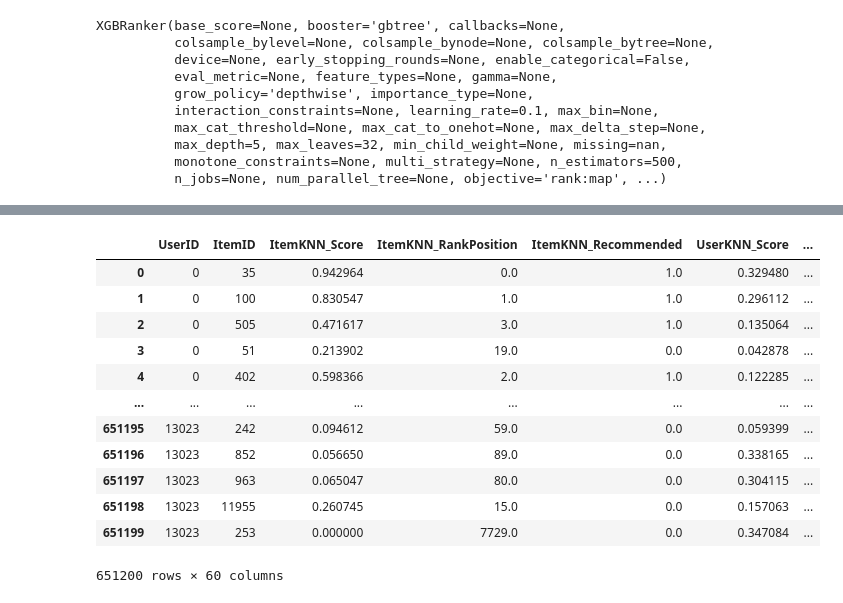
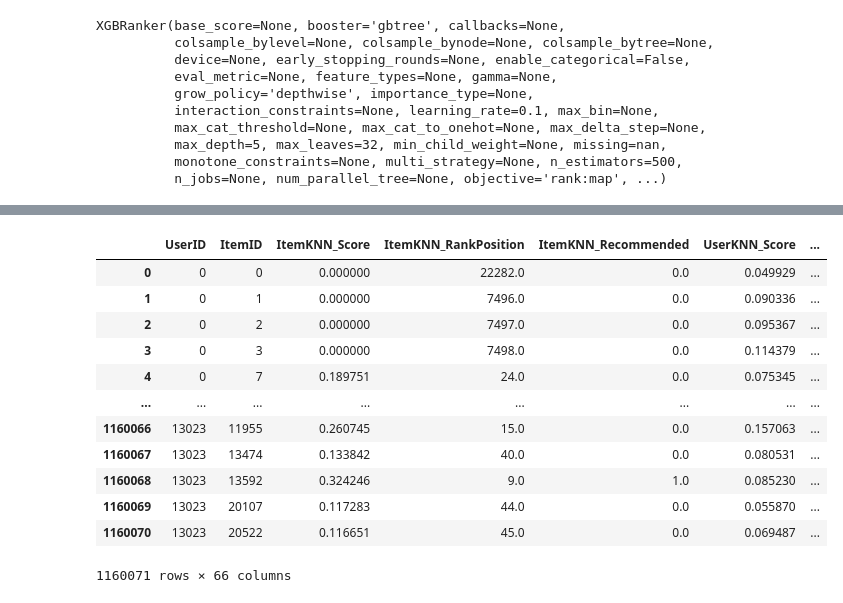
Before and after one commit to CarloSgaravatti/Recsys_Challenge_2023, a Jupyter notebook: challenge_notebooks/xgboost.ipynb, the cells around one changed output, grey strips where cells are left out. Saved outputs shown, nothing was run; the diff lists cells and outputs as text; code cells hidden in the pictures.

```diff
--- a/challenge_notebooks/xgboost.ipynb
+++ b/challenge_notebooks/xgboost.ipynb
@@ -445,7 +547,10 @@ training_dataframe = pd.DataFrame(index=range(0, n_users), columns = ["ItemID"])
 training_dataframe.index.name='UserID'
 
 for user_id in tqdm.tqdm_notebook(range(n_users)):
-    recommendations = recommender_slim_recall.recommend(user_id, cutoff = cutoff)
+    recommendations_slim = recommender_slim_recall.recommend(user_id, cutoff = cutoff)
+    recommendations_knn = recommender_item_recall.recommend(user_id, cutoff = cutoff)
+    recommendations_rp3 = recommender_rp3_recall.recommend(user_id, cutoff = cutoff)
+    recommendations = np.union1d(recommendations_slim, np.union1d(recommendations_knn, recommendations_rp3))
     if user_id == 0:
         print(recommendations)
     training_dataframe.loc[user_id, "ItemID"] = recommendations
@@ -528,6 +638,8 @@ recommender_object_dict = {
     'EaseR': recommender_ease_r,
     'IALS': recommender_ials,
     'MultVAE': recommender_vae,
+    'HHP': recommender_hhp,
+    'TWRA': recommender_twra,
     # 'ALS': recommender_als
 }
 # %%
@@ -826,9 +943,6 @@ recommender_slim_bpr.load_model('/kaggle/working/Recsys_Challenge_2023/models/',
 recommender_slim = SLIMElasticNetRecommender(URM_train_complete)
 recommender_slim.load_model('/kaggle/working/Recsys_Challenge_2023/models/', 'slim_elastic_train_validation.zip')
 
-recommender_slim_recall = SLIMElasticNetRecommender(URM_train_complete)
-recommender_slim_recall.load_model('/kaggle/working/', 'slim_recall_train_validation.zip')
-
 recommender_ease_r = EASE_R_Recommender(URM_train_complete)
 recommender_ease_r.load_model('/kaggle/working/Recsys_Challenge_2023/models/', 'ease_r_train_validation.zip')
 
@@ -838,11 +952,25 @@ recommender_ials.load_model('/kaggle/working/', 'ials_train_validation.zip')
 recommender_vae = MultVAERecommender(URM_train_complete)
 recommender_vae.load_model('/kaggle/working/', 'mult_vae_2_train_validation')
 
+recommender_hhp = HHPRecommender(URM_train_complete)
+recommender_hhp.fit(**params_hhp)
+
+recommender_twra = TwoWayRankAggregationRecommender(URM_train_complete)
+recommender_twra.fit(**params_twra)
+
 # recommender_als = ALSImplicitRecommender(URM_train_complete)
 # recommender_als.load_model('/kaggle/working/', 'als_train_validation.npz')
 
-hybrid_similarity = ItemKNNSimilarityHybridRecommender(URM_train_complete, recommender_item.W_sparse, recommender_rp3.W_sparse)
-hybrid_similarity.fit(**params_merging)
+########################## CANDIDATE GENERATORS ##########################
+
+recommender_slim_recall = SLIMElasticNetRecommender(URM_train_complete)
+recommender_slim_recall.load_model('/kaggle/working/', 'slim_recall_train_validation.zip')
+
+recommender_rp3_recall = RP3betaRecommender(URM_train_complete)
+recommender_rp3_recall.fit(**params_rp3_recall)
+
+recommender_item_recall = ItemKNNCFRecommender(URM_train_complete)
+recommender_item_recall.fit(**params_item_knn)
 # %% [output]
 ItemKNNCFRecommender: URM Detected 627 ( 4.8%) users with no interactions.
 ItemKNNCFRecommender: URM Detected 247 ( 1.1%) items with no interactions.
@@ -876,6 +1004,8 @@ recommender_object_dict = {
     'EaseR': recommender_ease_r,
     'IALS': recommender_ials,
     'MultVAE': recommender_vae,
+    'HHP': recommender_hhp,
+    'TWRA': recommender_twra,
     # 'ALS': recommender_als
 }
 # %%
@@ -886,7 +1016,10 @@ validation_dataframe = pd.DataFrame(index=range(0, n_users), columns = ["ItemID"
 validation_dataframe.index.name='UserID'
 
 for user_id in tqdm.auto.tqdm(range(n_users)):
-    recommendations = recommender_slim_recall.recommend(user_id, cutoff = cutoff)
+    recommendations_slim = recommender_slim_recall.recommend(user_id, cutoff = cutoff)
+    recommendations_knn = recommender_item_recall.recommend(user_id, cutoff = cutoff)
+    recommendations_rp3 = recommender_rp3_recall.recommend(user_id, cutoff = cutoff)
+    recommendations = np.union1d(recommendations_slim, np.union1d(recommendations_knn, recommendations_rp3))
     validation_dataframe.loc[user_id, "ItemID"] = recommendations
 
 validation_dataframe = validation_dataframe.explode("ItemID")
@@ -950,45 +1083,45 @@ for user_id in tqdm.auto.tqdm(range(n_users)):
         validation_dataframe.loc[user_id, "MinSimilarityToSeenRP3"] = similarities.min(axis=1).flatten()
         validation_dataframe.loc[user_id, "StdSimilarityToSeenRP3"] = similarities.std(axis=1).flatten()
         validation_dataframe.loc[user_id, "SkewSimilarityToSeenRP3"] = stats.skew(similarities, axis=1)
         validation_dataframe.loc[user_id, "KurtosisSimilarityToSeenRP3"] = stats.kurtosis(similarities, axis=1)
 
 del item_item_S
 gc.collect()
 
 validation_dataframe = validation_dataframe.reset_index()
 validation_dataframe = validation_dataframe.rename(columns = {"index": "UserID"})
 
 recommended_columns = [col for col in validation_dataframe.columns if col.endswith('_Recommended')]
 validation_dataframe['Counter_Recommended'] = validation_dataframe[recommended_columns].sum(axis=1).astype(int)
 
 position_columns = [col for col in validation_dataframe.columns if col.endswith('_RankPosition')]
 validation_dataframe['Mean_RankPosition'] = validation_dataframe[position_columns].mean(axis=1)
 validation_dataframe['Std_RankPosition'] = validation_dataframe[position_columns].std(axis=1)
 validation_dataframe['Skew_RankPosition'] = validation_dataframe[position_columns].skew(axis=1)
 validation_dataframe['Kurtosis_RankPosition'] = validation_dataframe[position_columns].kurtosis(axis=1)
 
 item_popularity = np.ediff1d(sps.csc_matrix(URM_train_complete).indptr)
 item_popularity = item_popularity / np.max(item_popularity)
 validation_dataframe['item_popularity'] = item_popularity[validation_dataframe["ItemID"].values.astype(int)]
 
 user_popularity = np.ediff1d(sps.csr_matrix(URM_train_complete).indptr)
 user_popularity = user_popularity / np.max(user_popularity)
 validation_dataframe['user_profile_len'] = user_popularity[validation_dataframe["UserID"].values.astype(int)]
 validation_dataframe
 # %% [output]
 |  | UserID | ItemID | ItemKNN_Score | ItemKNN_RankPosition | ItemKNN_Recommended | UserKNN_Score | ... |
-| 0 | 0 | 35 | 0.942964 | 0.0 | 1.0 | 0.329480 | ... |
-| 1 | 0 | 100 | 0.830547 | 1.0 | 1.0 | 0.296112 | ... |
-| 2 | 0 | 505 | 0.471617 | 3.0 | 1.0 | 0.135064 | ... |
-| 3 | 0 | 51 | 0.213902 | 19.0 | 0.0 | 0.042878 | ... |
-| 4 | 0 | 402 | 0.598366 | 2.0 | 1.0 | 0.122285 | ... |
+| 0 | 0 | 0 | 0.000000 | 22282.0 | 0.0 | 0.049929 | ... |
+| 1 | 0 | 1 | 0.000000 | 7496.0 | 0.0 | 0.090336 | ... |
+| 2 | 0 | 2 | 0.000000 | 7497.0 | 0.0 | 0.095367 | ... |
+| 3 | 0 | 3 | 0.000000 | 7498.0 | 0.0 | 0.114379 | ... |
+| 4 | 0 | 7 | 0.189751 | 24.0 | 0.0 | 0.075345 | ... |
 | ... | ... | ... | ... | ... | ... | ... | ... |
-| 651195 | 13023 | 242 | 0.094612 | 59.0 | 0.0 | 0.059399 | ... |
-| 651196 | 13023 | 852 | 0.056650 | 89.0 | 0.0 | 0.338165 | ... |
-| 651197 | 13023 | 963 | 0.065047 | 80.0 | 0.0 | 0.304115 | ... |
-| 651198 | 13023 | 11955 | 0.260745 | 15.0 | 0.0 | 0.157063 | ... |
-| 651199 | 13023 | 253 | 0.000000 | 7729.0 | 0.0 | 0.347084 | ... |
+| 1160066 | 13023 | 11955 | 0.260745 | 15.0 | 0.0 | 0.157063 | ... |
+| 1160067 | 13023 | 13474 | 0.133842 | 40.0 | 0.0 | 0.080531 | ... |
+| 1160068 | 13023 | 13592 | 0.324246 | 9.0 | 1.0 | 0.085230 | ... |
+| 1160069 | 13023 | 20107 | 0.117283 | 44.0 | 0.0 | 0.055870 | ... |
+| 1160070 | 13023 | 20522 | 0.116651 | 45.0 | 0.0 | 0.069487 | ... |
-651200 rows × 60 columns
+1160071 rows × 66 columns
 # %%
 mainstream_user = URM_train_complete.dot(item_popularity) / np.where(user_popularity == 0, 1, user_popularity)
 validation_dataframe['mainstream_user'] = mainstream_user[validation_dataframe["UserID"].values.astype(int)]
```
Also changed, not shown: parts of 35 cells of this notebook.
